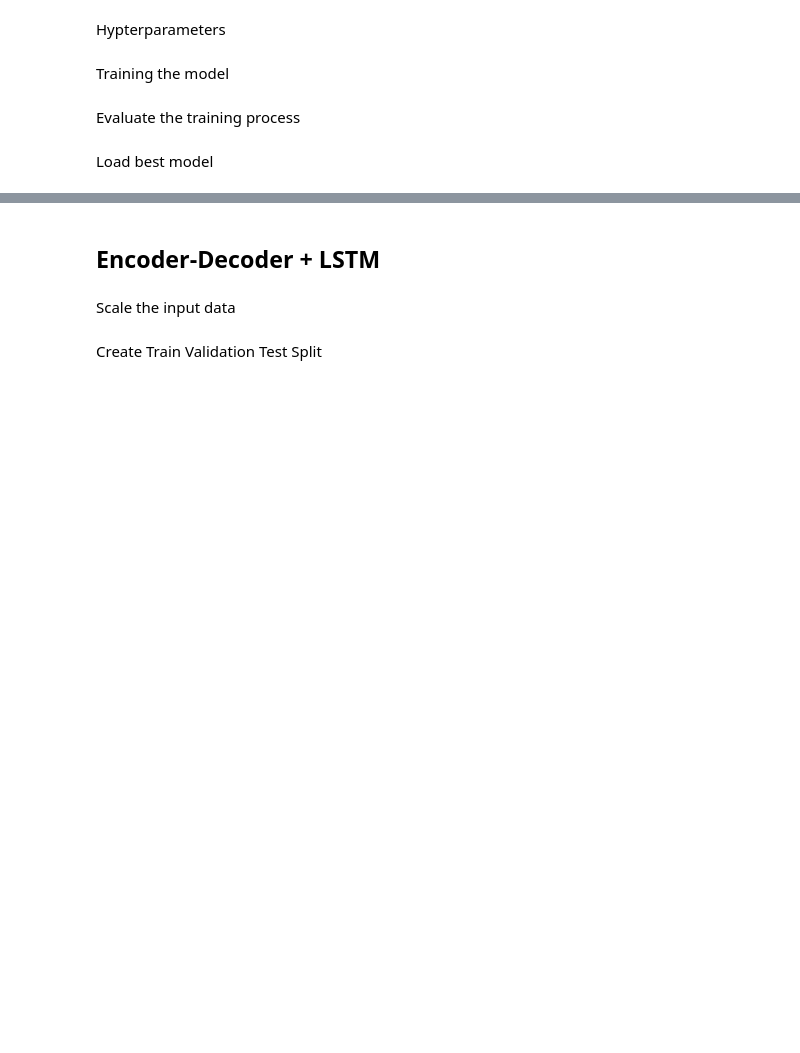
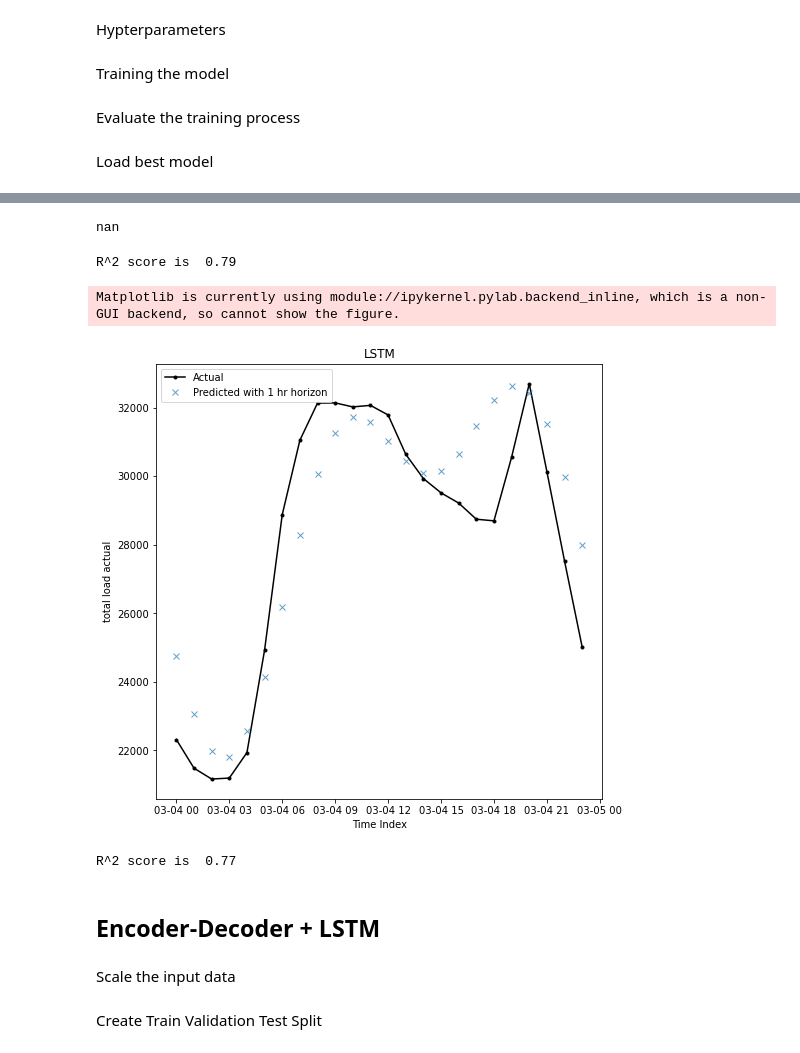
Before and after one commit to Kealtor/Data-Driven-Engineering, a Jupyter notebook: DDE_MachineLearning_Project/dde.ipynb, the cells around one changed output, grey strips where cells are left out. Cells and saved outputs as stored; diff of their text form; code cells hidden in the pictures; blank space fills up the shorter version.

```diff
--- a/DDE_MachineLearning_Project/dde.ipynb
+++ b/DDE_MachineLearning_Project/dde.ipynb
@@ -610,3 +397,2 @@ plot_acf(combined_df["total load actual"])
 # %%
 plot_pacf(combined_df["total load actual"], lags=25)
-mpl.rcParams["figure.figsize"] = [12.0, 6.0]
@@ -1192,5 +900,5 @@ plot_learning_curves(hist)
 # %% [markdown]
 Load best model
 # %%
-model_best = keras.models.load_model("my_best_NN_model.h5")
+model_best = keras.models.load_model(f"my_best_model_{namespace}.h5")
 model_best.summary()
@@ -1410,0 +1293,16 @@ np.average(abs_error_LSTM)
+# %%
+abs_error_MSLSTM = abs(Y_test_predictions - y_test_filtered)/y_test_filtered*100
+np.average(abs_error_MSLSTM)
+# %% [output]
+nan
+# %%
+r2_test = r2_score(y_test_filtered, Y_test_predictions)
+print('R^2 score is  %3.2f' %r2_test)
+# %% [output]
+R^2 score is  0.79
+# %%
+fig = plot_predictions(eval_df,1,model_type,feature,f"./{model_type}/predictions_{namespace}")
+fig.show()
+# %% [output]
+Matplotlib is currently using module://ipykernel.pylab.backend_inline, which is a non-GUI backend, so cannot show the figure.
+[figure, added]
@@ -1411,4 +1328,6 @@ np.average(abs_error_LSTM)
 # %%
 #Calculating R2 value:
-r2_test = r2_score(y_test_filtered, Y_test_predictions)
+r2_test = r2_score(y_test_filtered2[:-1],df_pred['mean'][:-1])
 print('R^2 score is  %3.2f' %r2_test)
+# %% [output]
+R^2 score is  0.77
```
Also changed, not shown: parts of 269 cells of this notebook, 8 other files.
